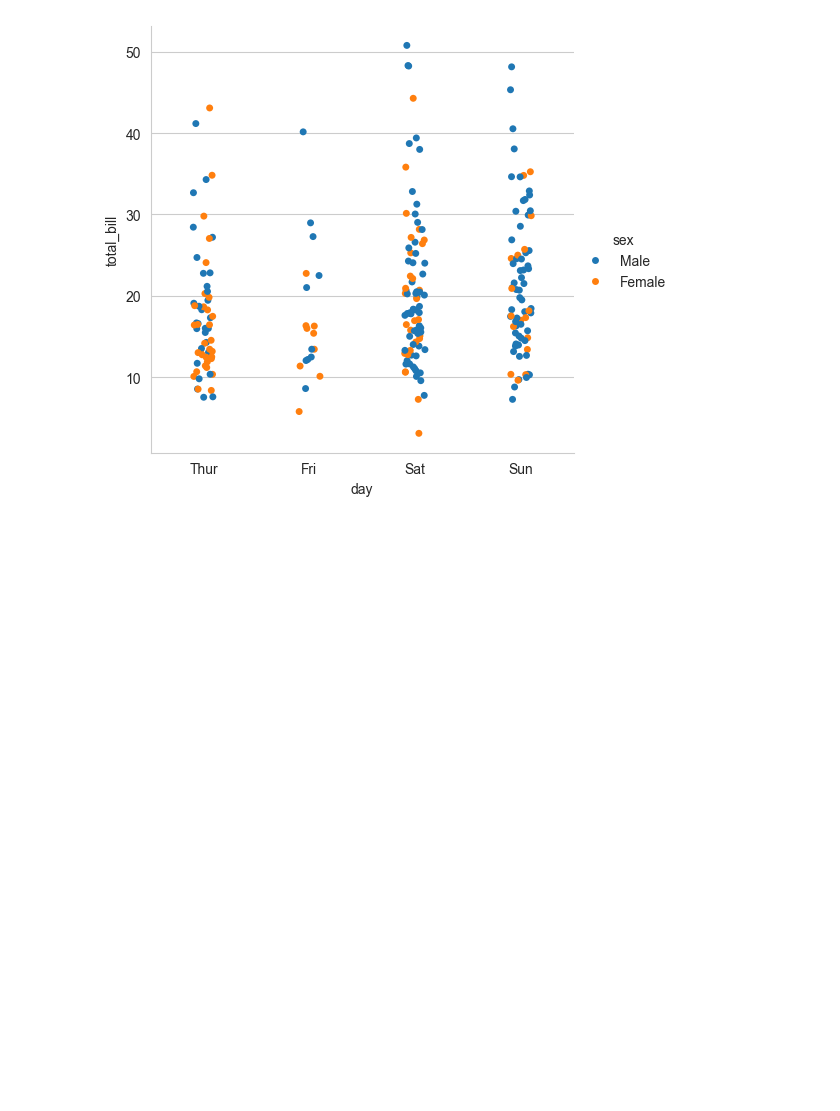
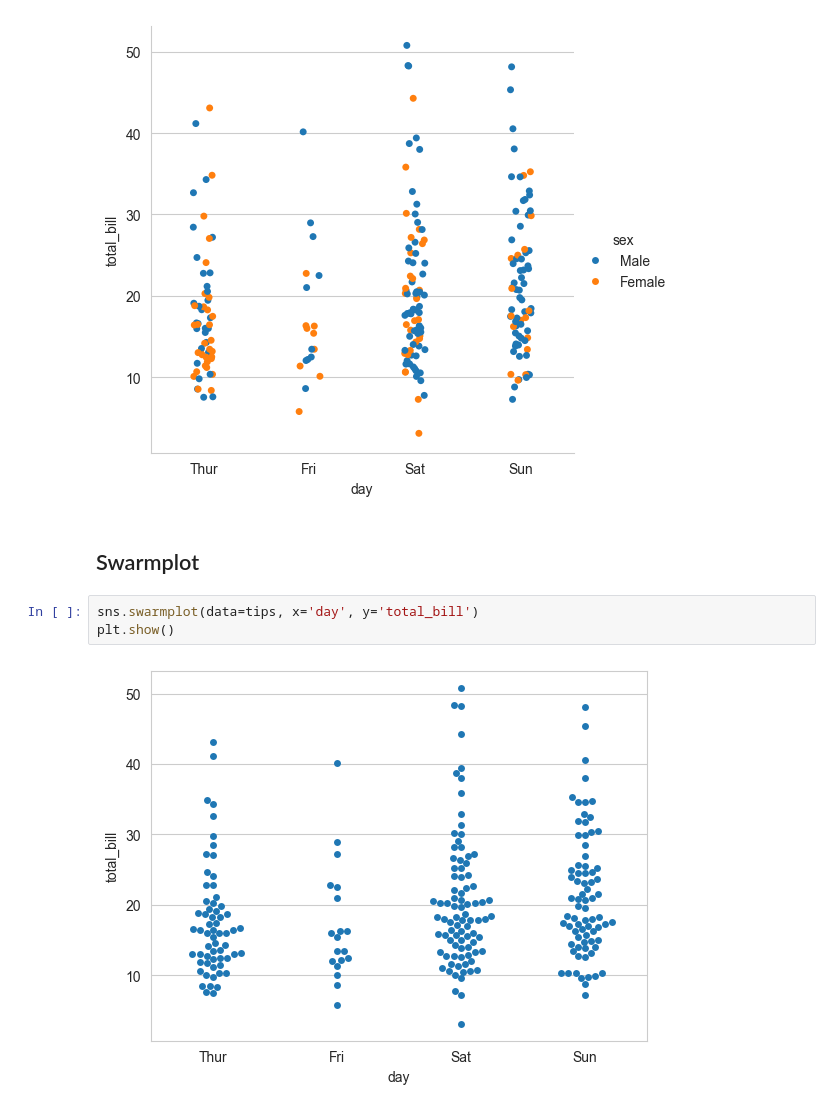
Before and after one commit to mohammadkhorshed/python-practice, a Jupyter notebook: seaborn/seaborn_learning.ipynb, the cells around one changed output. Cells and saved outputs as stored; diff of their text form; blank space fills up the shorter version.

Commit message:
Complete Swarmplot

```diff
--- a/seaborn/seaborn_learning.ipynb
+++ b/seaborn/seaborn_learning.ipynb
@@ -410,3 +410,10 @@ sns.catplot(kind='strip', data=tips, x='day', y='total_bill', hue='sex')  # Figu
 plt.show()
 # %% [output]
 [figure]
+# %% [markdown]
+## Swarmplot
+# %%
+sns.swarmplot(data=tips, x='day', y='total_bill')
+plt.show()
+# %% [output]
+[figure, added]
```
Also changed, not shown: parts of 1 cell of this notebook.
